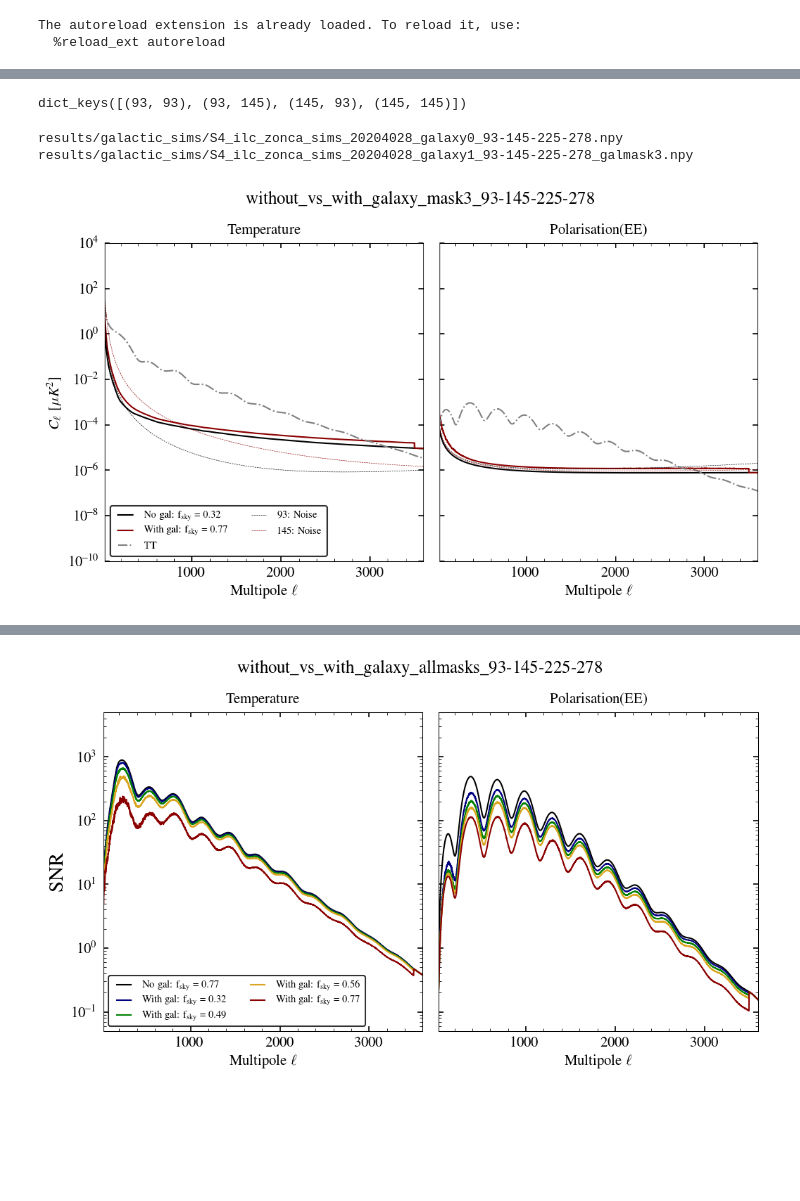
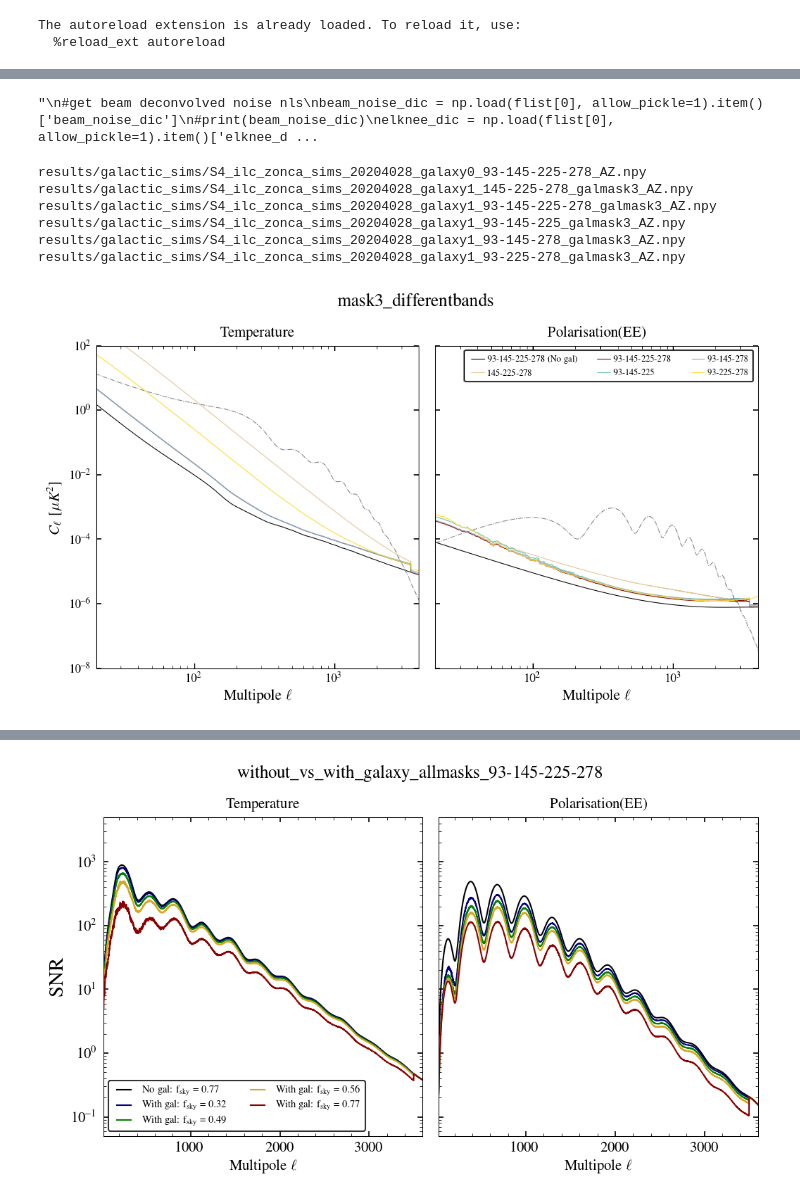
Before and after one commit to sriniraghunathan/DRAFT, a Jupyter notebook: scripts/notebooks/analyse_plot_ilc_curves.ipynb, the cells around one changed output, grey strips where cells are left out. Drawn from its saved outputs; the diff is of its cells as text; code cells hidden in the pictures; blank space fills up the shorter version.

Commit message:
adding some figures / report

```diff
--- a/scripts/notebooks/analyse_plot_ilc_curves.ipynb
+++ b/scripts/notebooks/analyse_plot_ilc_curves.ipynb
@@ -32,7 +33,7 @@ cl_TT, cl_EE, cl_BB, cl_TE = cl_camb.T
 # %%
 #get all the files
 results_folder = 'results/galactic_sims/'
-searchstr = '%s/*.npy' %(results_folder)
+searchstr = '%s/*AZ*.npy' %(results_folder)
 flist_full = glob.glob(searchstr)
-print(flist_full)
+print(len(flist_full), flist_full)
 # %% [output]
@@ -89,4 +224,5 @@ print(flist)
 # %%
+'''
 #get beam deconvolved noise nls
 beam_noise_dic = np.load(flist[0], allow_pickle=1).item()['beam_noise_dic']
 #print(beam_noise_dic)
@@ -123,12 +259,17 @@ for TP in TParr:
             ##nl[nl == 0.] = np.min(nl[nl!=0.])/1e3
             nl_dic[TP][(freq1, freq2)] = nl
 print(nl_dic['T'].keys())
+'''
 # %% [output]
-dict_keys([(93, 93), (93, 145), (145, 93), (145, 145)])
+"\n#get beam deconvolved noise nls\nbeam_noise_dic = np.load(flist[0], allow_pickle=1).item()['beam_noise_dic']\n#print(beam_noise_dic)\nelknee_dic = np.load(flist[0], allow_pickle=1).item()['elknee_d ...
+# %%
+#for plots
+fsval = 8
+logscale = 1
+xmin, xmax = 20, 4000
 # %%
 ##### clf()
 dic_for_snr = {}
-logscale = 0
 fig = figure(figsize=(8., 4.))
 subplots_adjust(wspace=0.05)
 #colorarr =['k', 'navy', 'darkgreen', 'goldenrod', 'darkred']
@@ -136,52 +277,71 @@ for fcntr, fname in enumerate( flist ):
     dic_for_snr[fname] = {}
     print(fname)
     resdic = np.load(fname, allow_pickle=1).item()
+
+    #get fksy
+    fsky = resdic['fsky_val']
+
+    #get frequencies from dic
+    freqarr = list( resdic['beam_noise_dic']['T'].keys() )
+    freqarr_str = '-'.join(np.asarray(freqarr).astype(str))
+
+    if what_is_changing == 'mask':
+        #lab = r'%sf$_{\rm sky}=%.2f$' %(lab, fsky)
+        lab = r'f$_{\rm sky}=%.2f$' %(fsky)
+    elif what_is_changing == 'bands':
+        lab = r'%s' %(freqarr_str)
+
     if fname.find('galaxy0')>-1:
-        lab = 'No gal'
-    else:
-        lab = 'With gal'
-    fsky = resdic['fsky_val']
-    lab = r'%s: f$_{\rm sky}=%.2f$' %(lab, fsky)
+        lab = '%s (No gal)' %(lab)
+
     el = resdic['el']
     for tpcntr, TP in enumerate(TParr):
         if logscale:
             ax = subplot(1,2,tpcntr+1, yscale = 'log', xscale = 'log')
         else:
             ax = subplot(1,2,tpcntr+1, yscale = 'log')#, xscale = 'log')
         cl_res = resdic['cl_residual'][TP]
-        plot(el, cl_res, label = lab, color = colorarr[fcntr])
+        plot(el, cl_res, label = lab, color = colorarr[fcntr], lw = 0.5)
         dic_for_snr[fname][TP] = [el, cl_res, fsky]
 
 for tpcntr, TP in enumerate(TParr):
     if logscale:
         ax = subplot(1,2,tpcntr+1, yscale = 'log', xscale = 'log')
     else:
         ax = subplot(1,2,tpcntr+1, yscale = 'log')#, xscale = 'log')
     if TP == 'T':
         tit = r'Temperature'
-        plot(el_camb, cl_TT, 'gray', ls = '-.', lw = 1., label = r'TT')
+        plot(el_camb, cl_TT, 'gray', ls = '-.', lw = 0.5)#, label = r'TT')
     elif TP == 'P':
         tit = r'Polarisation(EE)'
-        plot(el_camb, cl_EE, 'gray', ls = '-.', lw = 1., label = r'EE')
+        plot(el_camb, cl_EE, 'gray', ls = '-.', lw = 0.5)#, label = r'EE')
+    '''
     for nucntr, nu1nu2 in enumerate( nl_dic[TP] ):
         nu1, nu2 = nu1nu2
         if nu1 != nu2: continue
         plot(nl_dic[TP][nu1nu2], ls = '--', lw = 0.3, label = r'%s: Noise' %(nu1))
-    if tpcntr == 0:
-        legend(loc = 3, fancybox = 1, ncol = 2, fontsize = 7)
-    xlim(20, 3600); ylim(1e-10, 1e4)
+    '''
+    if tpcntr == 1:
+        legend(loc = 1, fontsize = 6, ncol = 3, handlelength = 2., handletextpad = 0.1)
+    xlim(xmin, xmax); ylim(1e-8, 1e2)
     xlabel(r'Multipole $\ell$')
     if tpcntr == 0:
         ylabel(r'$C_{\ell}\ [\mu K^{2}]$')
     else:
         setp(ax.get_yticklabels(which = 'both'), visible=False)
     title(tit, fontsize = 10)
+    for label in ax.get_xticklabels(): label.set_fontsize(fsval)
+    for label in ax.get_yticklabels(): label.set_fontsize(fsval)
 suptitle(r'%s' %(plname_str.replace('_','\_')), y = 1.)
 if logscale:
-    savefig('reports/galactic_sims/ILC_analysis/%s_logscale.pdf' %(plname_str))
+    savefig('reports/galactic_sims/ILC_analysis/ilc_%s_logscale.pdf' %(plname_str))
 else:
-    savefig('reports/galactic_sims/ILC_analysis/%s.pdf' %(plname_str))
+    savefig('reports/galactic_sims/ILC_analysis/ilc_%s.pdf' %(plname_str))
 # %% [output]
-results/galactic_sims/S4_ilc_zonca_sims_20204028_galaxy0_93-145-225-278.npy
-results/galactic_sims/S4_ilc_zonca_sims_20204028_galaxy1_93-145-225-278_galmask3.npy
+results/galactic_sims/S4_ilc_zonca_sims_20204028_galaxy0_93-145-225-278_AZ.npy
+results/galactic_sims/S4_ilc_zonca_sims_20204028_galaxy1_145-225-278_galmask3_AZ.npy
+results/galactic_sims/S4_ilc_zonca_sims_20204028_galaxy1_93-145-225-278_galmask3_AZ.npy
+results/galactic_sims/S4_ilc_zonca_sims_20204028_galaxy1_93-145-225_galmask3_AZ.npy
+results/galactic_sims/S4_ilc_zonca_sims_20204028_galaxy1_93-145-278_galmask3_AZ.npy
+results/galactic_sims/S4_ilc_zonca_sims_20204028_galaxy1_93-225-278_galmask3_AZ.npy
-[figure, old version]
+[figure, new version]
```
Also changed, not shown: parts of 9 cells of this notebook.
